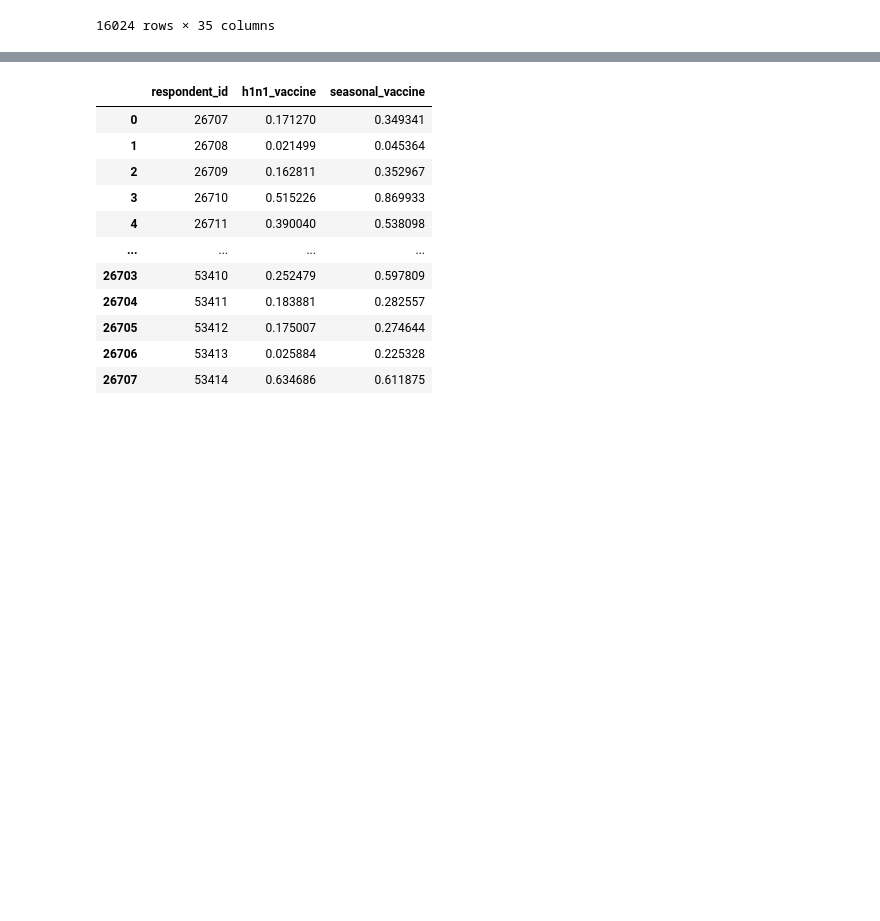
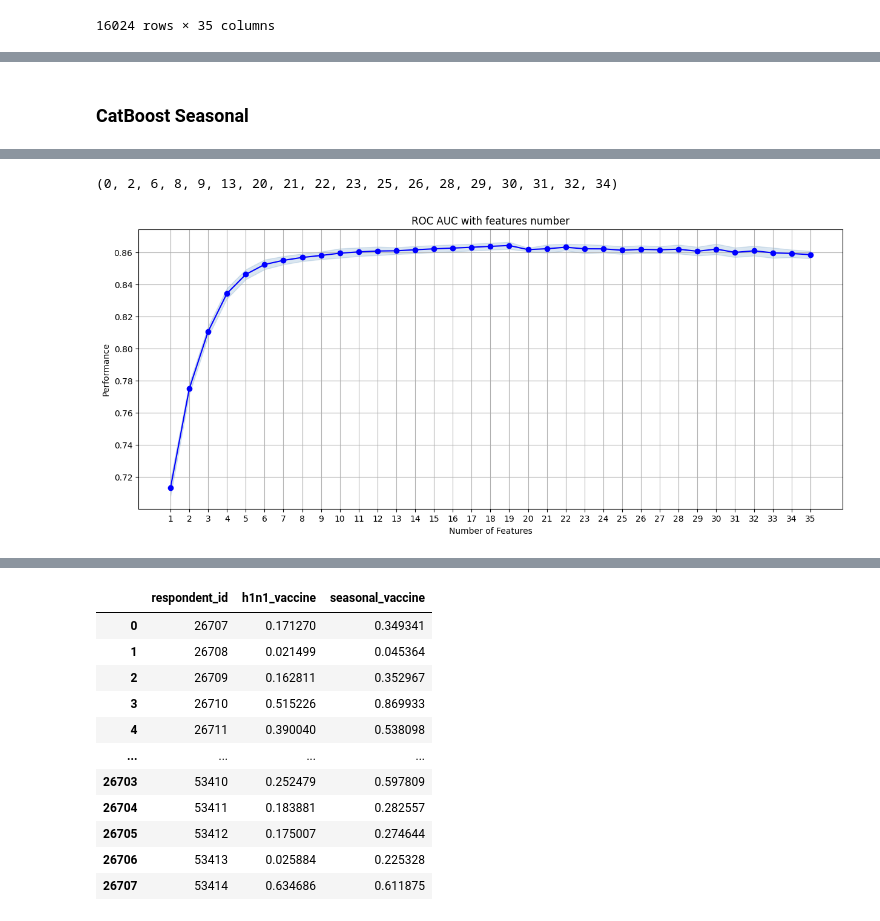
Before and after one commit to Alexander-Ploskin/FluShot, a Jupyter notebook: catboost.ipynb, the cells around one changed output, grey strips where cells are left out. Cells and saved outputs as stored; diff of their text form; code cells hidden in the pictures; blank space fills up the shorter version.

```diff
--- a/catboost.ipynb
+++ b/catboost.ipynb
@@ -281,0 +374,5 @@ CatBoostError: catboost/cuda/cuda_lib/cuda_base.h:281: CUDA error 35: CUDA drive
+# %% [markdown]
+### CatBoost Seasonal
+# %%
+sfdf_catboost_seasonal = select_features(sfs_model_catboost_h1n1, X_train_catboost, 'seasonal_vaccine', ct=ct)
+# %% [output]
@@ -281,0 +396,2 @@ CatBoostError: catboost/cuda/cuda_lib/cuda_base.h:281: CUDA error 35: CUDA drive
+(0, 2, 6, 8, 9, 13, 20, 21, 22, 23, 25, 26, 28, 29, 30, 31, 32, 34)
+[figure, added]
```
Also changed, not shown: parts of 11 cells of this notebook.
